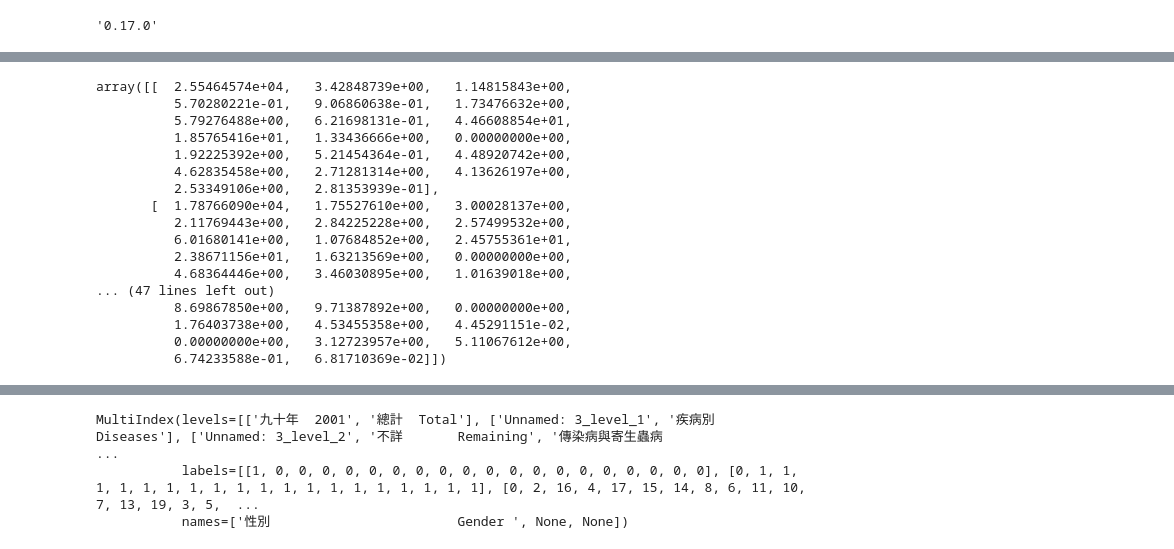
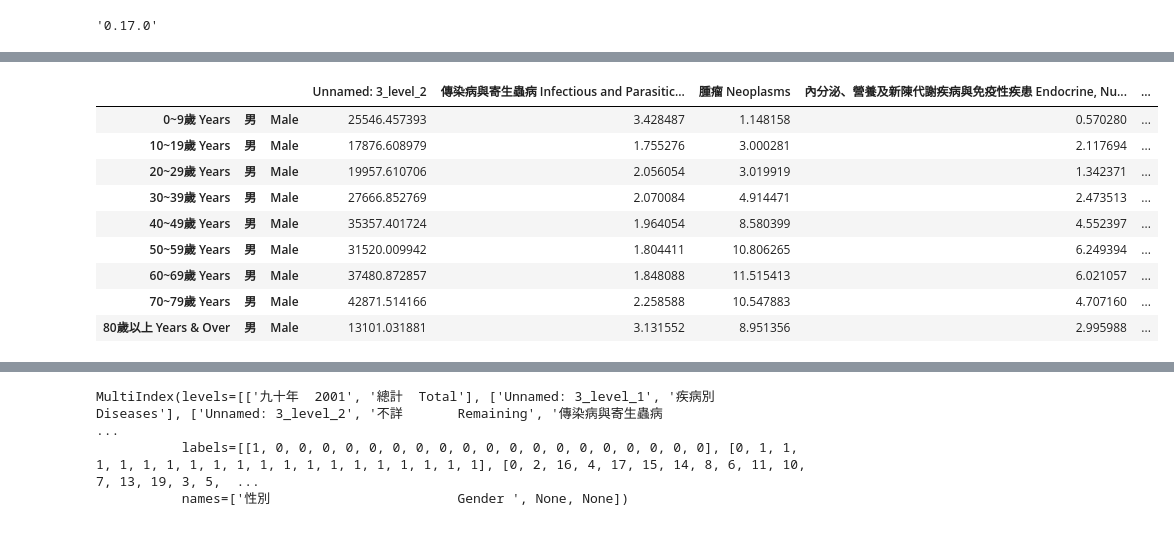
Before and after one commit to agogomei01/healthinsureance, a Jupyter notebook: ToDropAnIndex.ipynb, the cells around one changed output, grey strips where cells are left out. Cells and saved outputs as stored; diff of their text form; code cells hidden in the pictures.

Commit message:
create test file

```diff
--- a/ToDropAnIndex.ipynb
+++ b/ToDropAnIndex.ipynb
@@ -90,23 +90,21 @@ all_2010
 |  | 男 | Male | NaN | NaN | NaN | NaN | ... |
 | 80歲以上 Years & Over | 女 | Female | NaN | NaN | NaN | NaN | ... |
 |  | 男 | Male | NaN | NaN | NaN | NaN | ... |
-# %%
-male_2010.values
-# %% [output]
-array([[  2.55464574e+04,   3.42848739e+00,   1.14815843e+00,
-          5.70280221e-01,   9.06860638e-01,   1.73476632e+00,
-          5.79276488e+00,   6.21698131e-01,   4.46608854e+01,
-          1.85765416e+01,   1.33436666e+00,   0.00000000e+00,
-          1.92225392e+00,   5.21454364e-01,   4.48920742e+00,
-          4.62835458e+00,   2.71281314e+00,   4.13626197e+00,
-          2.53349106e+00,   2.81353939e-01],
-       [  1.78766090e+04,   1.75527610e+00,   3.00028137e+00,
-          2.11769443e+00,   2.84225228e+00,   2.57499532e+00,
-          6.01680141e+00,   1.07684852e+00,   2.45755361e+01,
-          2.38671156e+01,   1.63213569e+00,   0.00000000e+00,
-          4.68364446e+00,   3.46030895e+00,   1.01639018e+00,
-... (47 lines left out)
-          8.69867850e+00,   9.71387892e+00,   0.00000000e+00,
-          1.76403738e+00,   4.53455358e+00,   4.45291151e-02,
-          0.00000000e+00,   3.12723957e+00,   5.11067612e+00,
-          6.74233588e-01,   6.81710369e-02]])
+# %%
+test = male_2010
+# %%
+#df.columns = df.columns.get_level_values(0)
+test.columns=test.columns.get_level_values(2)
+# %%
+test
+# %% [output]
+|  |  |  | Unnamed: 3_level_2 | 傳染病與寄生蟲病 Infectious and Parasitic... | 腫瘤 Neoplasms | 內分泌、營養及新陳代謝疾病與免疫性疾患 Endocrine, Nu... | ... |
+| 0~9歲 Years | 男 | Male | 25546.457393 | 3.428487 | 1.148158 | 0.570280 | ... |
+| 10~19歲 Years | 男 | Male | 17876.608979 | 1.755276 | 3.000281 | 2.117694 | ... |
+| 20~29歲 Years | 男 | Male | 19957.610706 | 2.056054 | 3.019919 | 1.342371 | ... |
+| 30~39歲 Years | 男 | Male | 27666.852769 | 2.070084 | 4.914471 | 2.473513 | ... |
+| 40~49歲 Years | 男 | Male | 35357.401724 | 1.964054 | 8.580399 | 4.552397 | ... |
+| 50~59歲 Years | 男 | Male | 31520.009942 | 1.804411 | 10.806265 | 6.249394 | ... |
+| 60~69歲 Years | 男 | Male | 37480.872857 | 1.848088 | 11.515413 | 6.021057 | ... |
+| 70~79歲 Years | 男 | Male | 42871.514166 | 2.258588 | 10.547883 | 4.707160 | ... |
+| 80歲以上 Years & Over | 男 | Male | 13101.031881 | 3.131552 | 8.951356 | 2.995988 | ... |
```
Also changed, not shown: parts of 5 cells of this notebook, 1 other file.
